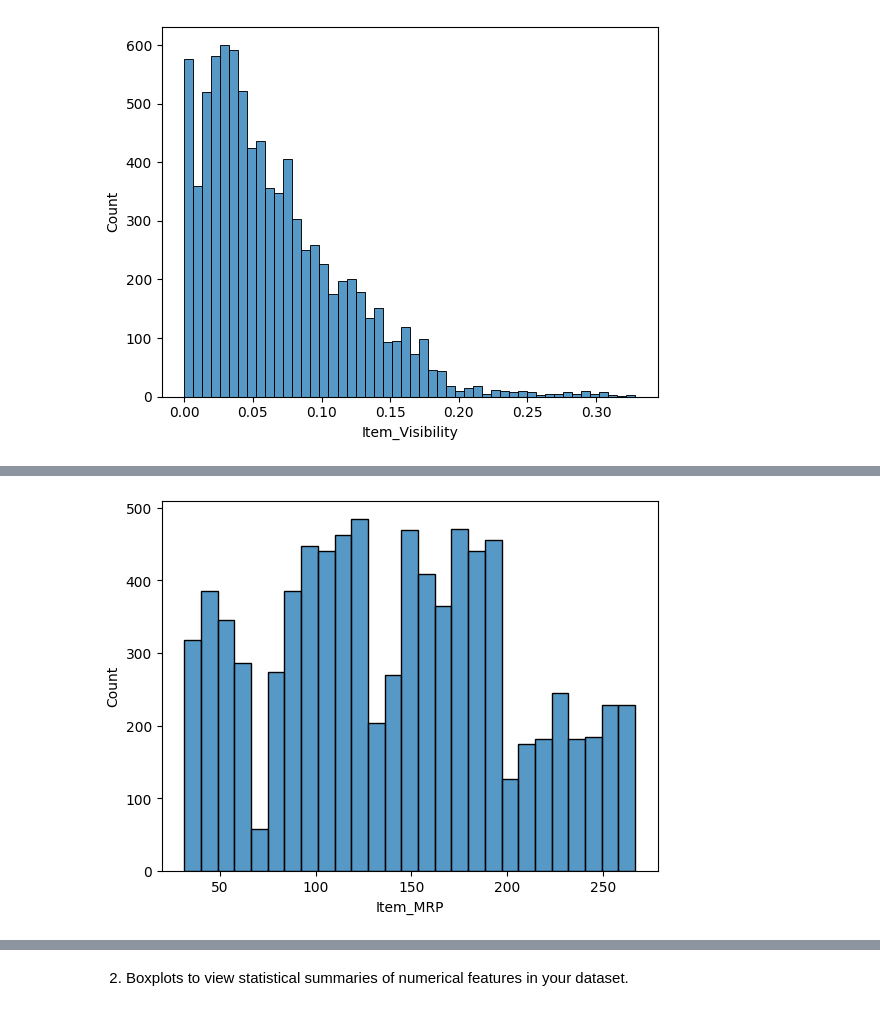
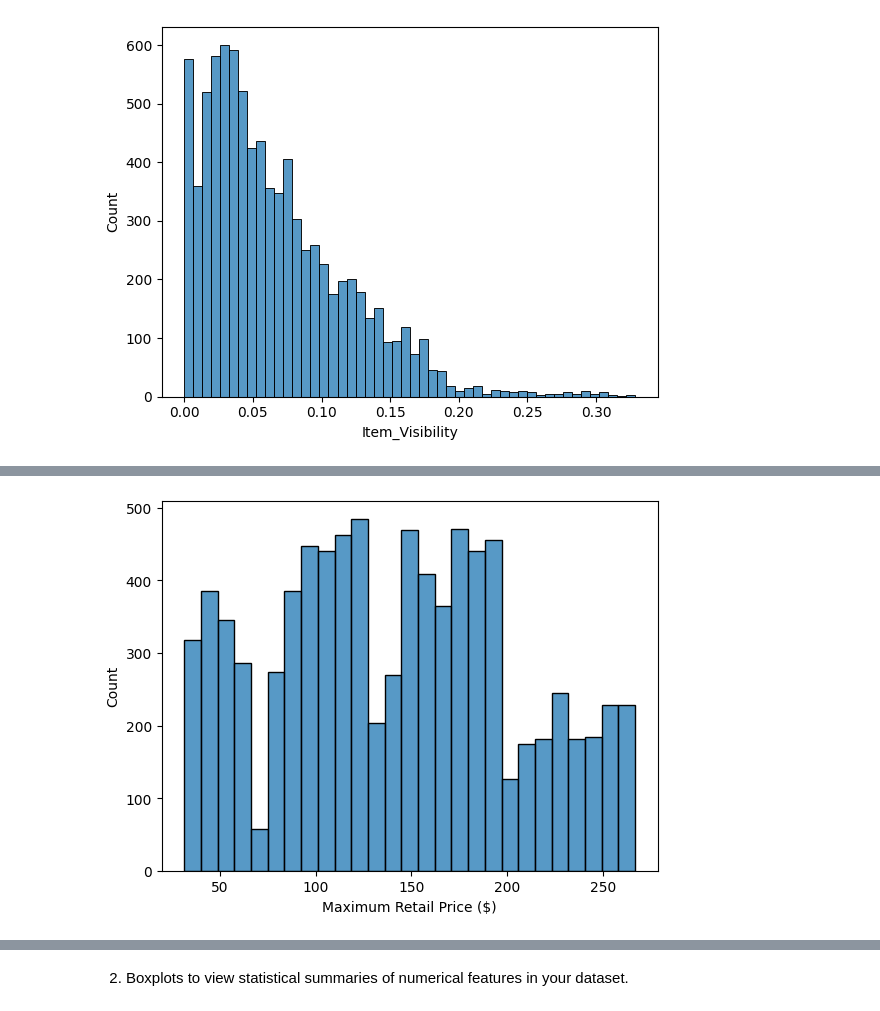
Before and after one commit to FiyonaK/Prediction-of-Product-Sales, a Jupyter notebook: Project_1_Part_3_(Core).ipynb, the cells around one changed output, grey strips where cells are left out. Drawn from its saved outputs; the diff is of its cells as text; code cells hidden in the pictures.

```diff
--- a/Project_1_Part_3_(Core).ipynb
+++ b/Project_1_Part_3_(Core).ipynb
@@ -321,4 +331,5 @@ ax = sns.histplot(data=df_sales, x='Item_Visibility')
 # %%
 ax = sns.histplot(data=df_sales, x='Item_MRP')
+ax.set_xlabel("Maximum Retail Price ($)");
 # %% [output]
-[figure, old version]
+[figure, new version]
```
Also changed, not shown: parts of 14 cells of this notebook.
